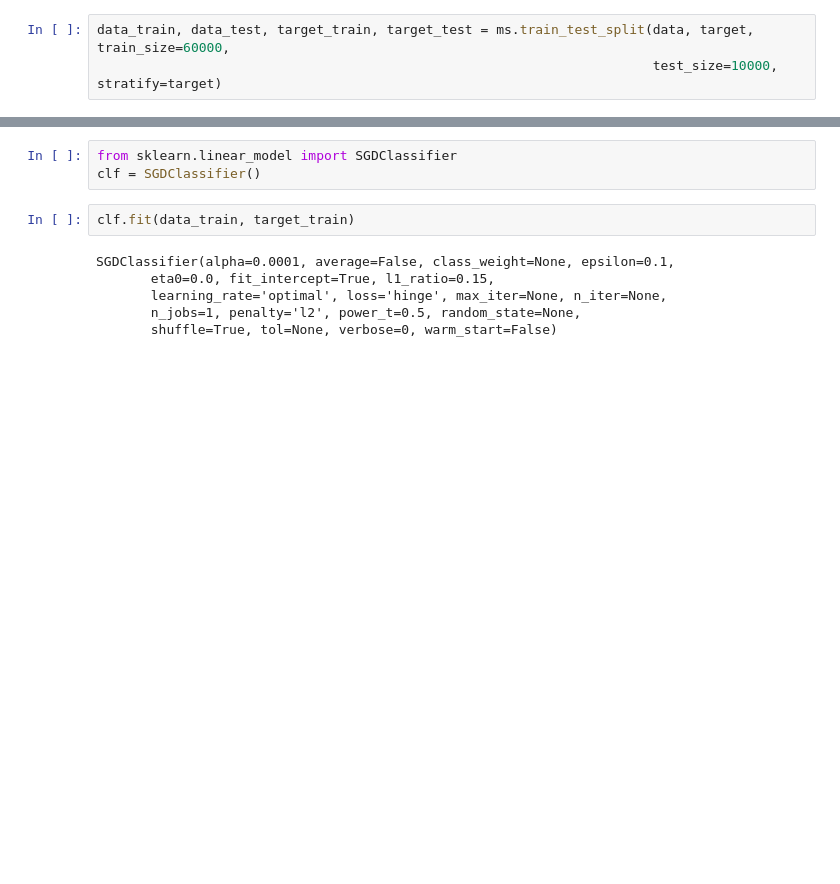
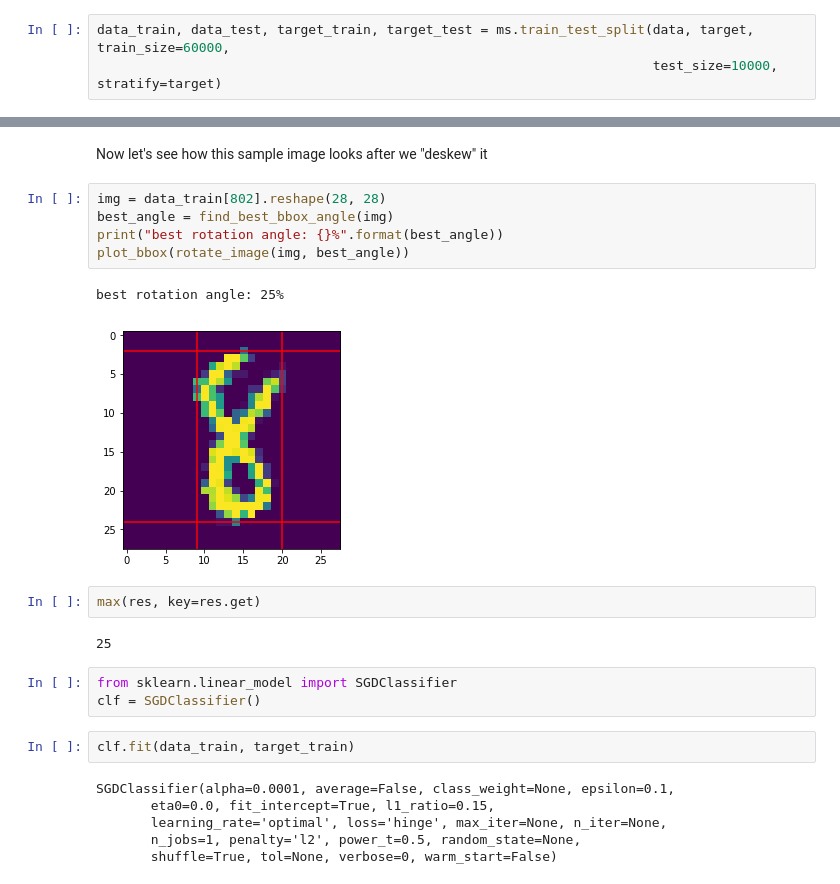
Before and after one commit to arlenk/ipython-notebooks, a Jupyter notebook: sklearn-pipeline-MNIST.ipynb, the cells around one changed output, grey strips where cells are left out. Saved outputs shown, nothing was run; the diff lists cells and outputs as text; blank space fills up the shorter version.

```diff
--- a/sklearn-pipeline-MNIST.ipynb
+++ b/sklearn-pipeline-MNIST.ipynb
@@ -57,3 +137,17 @@ data_train.shape
+# %% [markdown]
+Now let's see how this sample image looks after we "deskew" it
+# %%
+img = data_train[802].reshape(28, 28)
+best_angle = find_best_bbox_angle(img)
+print("best rotation angle: {}%".format(best_angle))
+plot_bbox(rotate_image(img, best_angle))
+# %% [output]
+best rotation angle: 25%
+[figure, added]
+# %%
+max(res, key=res.get)
+# %% [output]
+25
 # %%
 from sklearn.linear_model import SGDClassifier
 clf = SGDClassifier()
```
Also changed, not shown: parts of 23 cells of this notebook.
